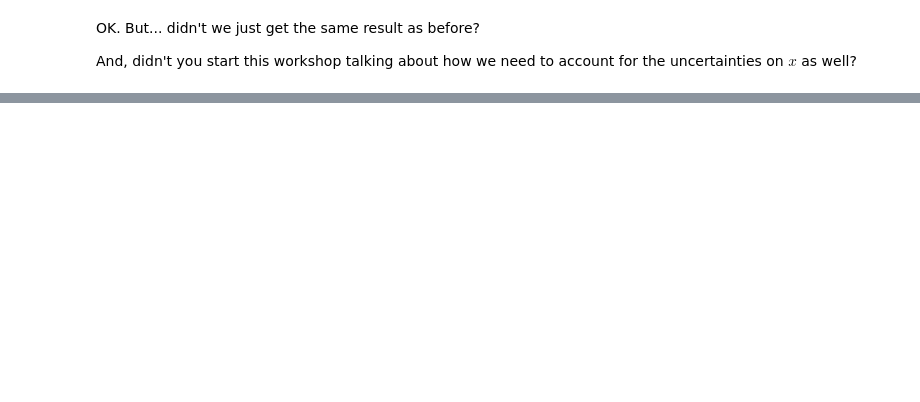
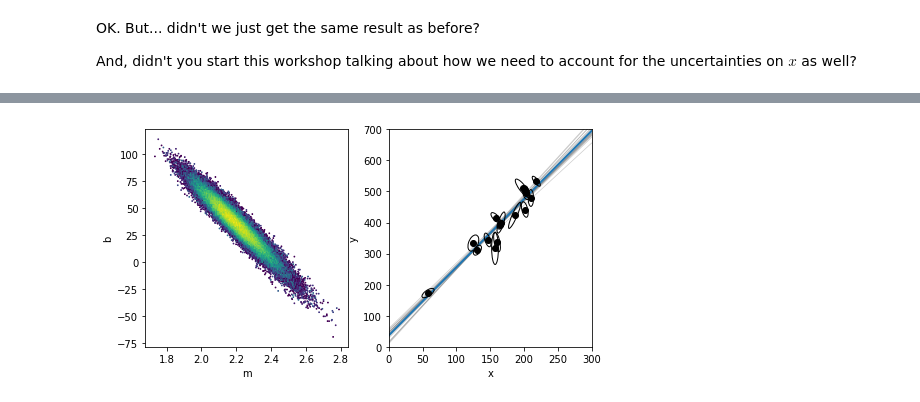
Before and after one commit to ageller/CRD2018emcee, a Jupyter notebook: emceeDemoCRD2018.ipynb, the cells around one changed output, grey strips where cells are left out. Saved outputs shown, nothing was run; the diff lists cells and outputs as text; code cells hidden in the pictures; blank space fills up the shorter version.

```diff
--- a/emceeDemoCRD2018.ipynb
+++ b/emceeDemoCRD2018.ipynb
@@ -397,0 +465,5 @@ def bFromThBp(th, bp):
+# %%
+#Adam's plots
+axA = prettyPlot(m_samples, b_samples, m_mcmc[0], b_mcmc[0], nburn, ndraw = 20)
+# %% [output]
+[figure, added]
```
Also changed, not shown: parts of 29 cells of this notebook.
